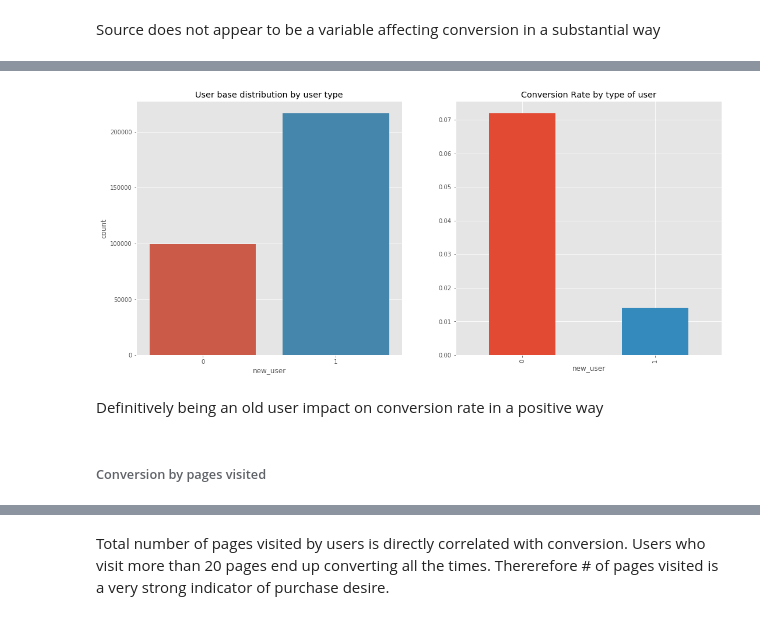
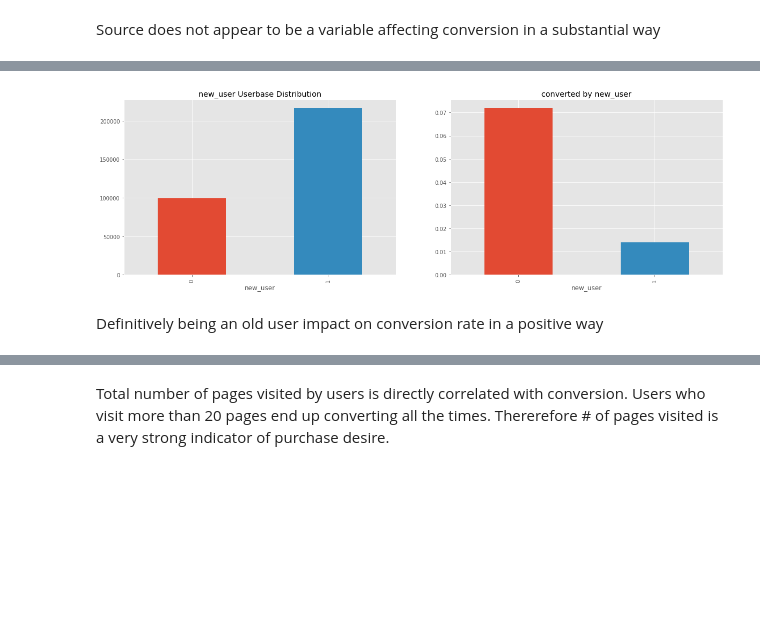
Before and after one commit to bruno-raffa/Conversion-Rate-Optimization, a Jupyter notebook: Notebook.ipynb, the cells around one changed output, grey strips where cells are left out. Drawn from its saved outputs; the diff is of its cells as text; code cells hidden in the pictures; blank space fills up the shorter version.

```diff
--- a/Notebook.ipynb
+++ b/Notebook.ipynb
@@ -224,12 +231,6 @@ Source does not appear to be a variable affecting conversion in a substantial wa
-# %%
-f, ax = plt.subplots(1,2,figsize=(18,8))
-sns.countplot('new_user', data=df, ax=ax[0])
-ax[0].set_title('User base distribution by user type')
-df.groupby('new_user').converted.mean().sort_values(ascending=False).plot.bar()
-ax[1].set_title('Conversion Rate by type of user');
-# %% [output]
-[figure, removed]
+# %%
+makebarchart(df, 'new_user', 'converted')
+# %% [output]
+[figure, added]
 # %% [markdown]
 Definitively being an old user impact on conversion rate in a positive way
-# %% [markdown]
-###### Conversion by pages visited
```
Also changed, not shown: parts of 16 cells of this notebook.
